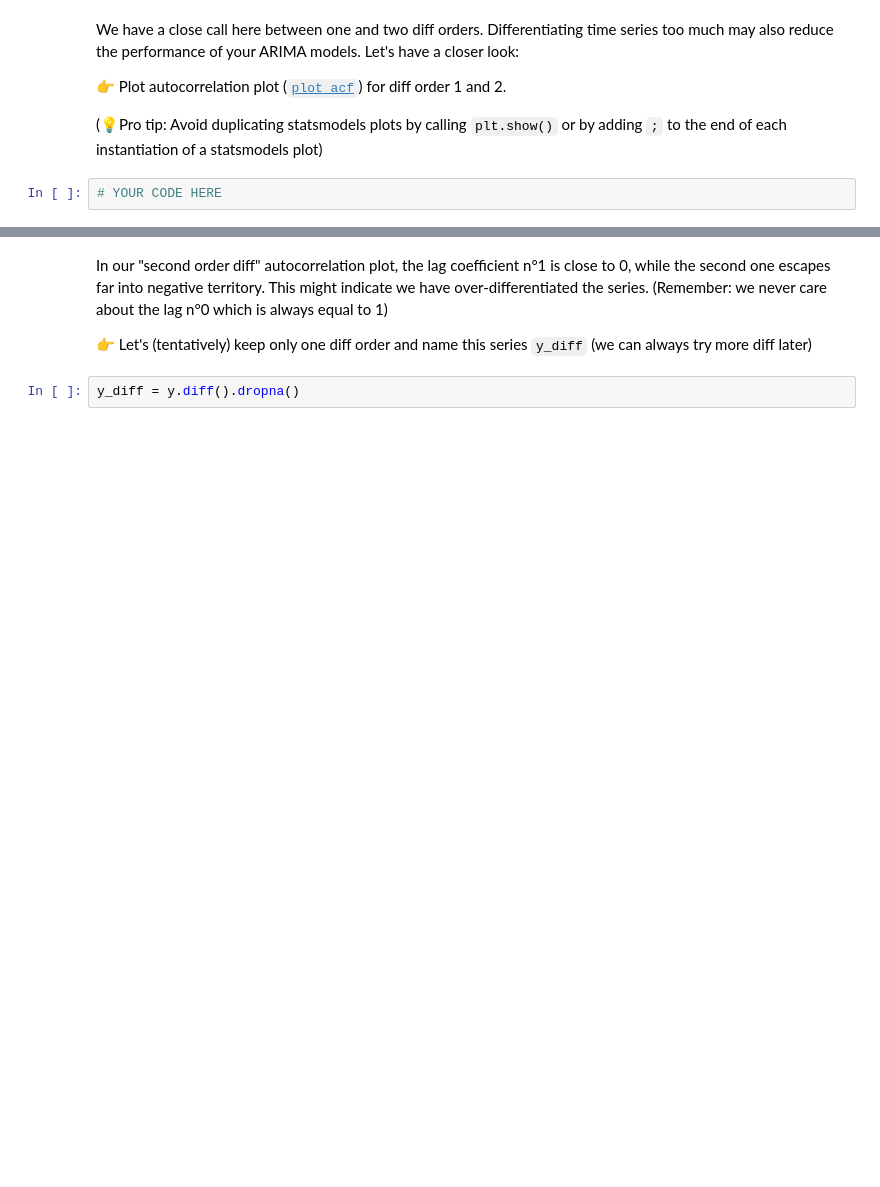
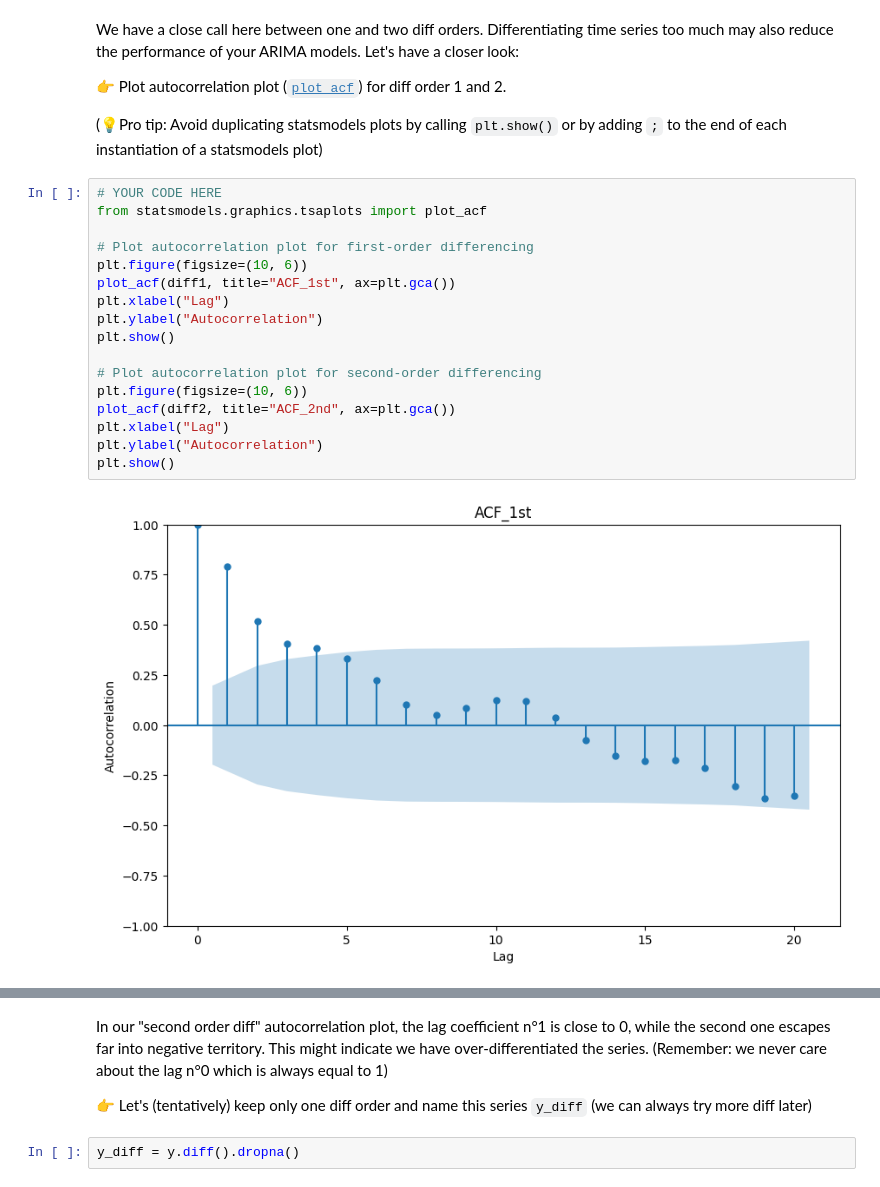
Before and after one commit to juliensoudet/data-arima, a Jupyter notebook: arima.ipynb, the cells around one changed output, grey strips where cells are left out. Drawn from its saved outputs; the diff is of its cells as text; blank space fills up the shorter version.

```diff
--- a/arima.ipynb
+++ b/arima.ipynb
@@ -62,5 +125,22 @@ We have a close call here between one and two diff orders. Differentiating time
 👉 Plot autocorrelation plot ([`plot_acf`](https://www.statsmodels.org/stable/generated/statsmodels.graphics.tsaplots.plot_acf.html)) for diff order 1 and 2.
 
 (💡Pro tip: Avoid duplicating statsmodels plots by calling `plt.show()` or by adding `;` to the end of each instantiation of a statsmodels plot)
-# %%
-# YOUR CODE HERE
+# %%
+# YOUR CODE HERE
+from statsmodels.graphics.tsaplots import plot_acf
+
+# Plot autocorrelation plot for first-order differencing
+plt.figure(figsize=(10, 6))
+plot_acf(diff1, title="ACF_1st", ax=plt.gca())
+plt.xlabel("Lag")
+plt.ylabel("Autocorrelation")
+plt.show()
+
+# Plot autocorrelation plot for second-order differencing
+plt.figure(figsize=(10, 6))
+plot_acf(diff2, title="ACF_2nd", ax=plt.gca())
+plt.xlabel("Lag")
+plt.ylabel("Autocorrelation")
+plt.show()
+# %% [output]
+[figure, added]
```
Also changed, not shown: parts of 27 cells of this notebook.
